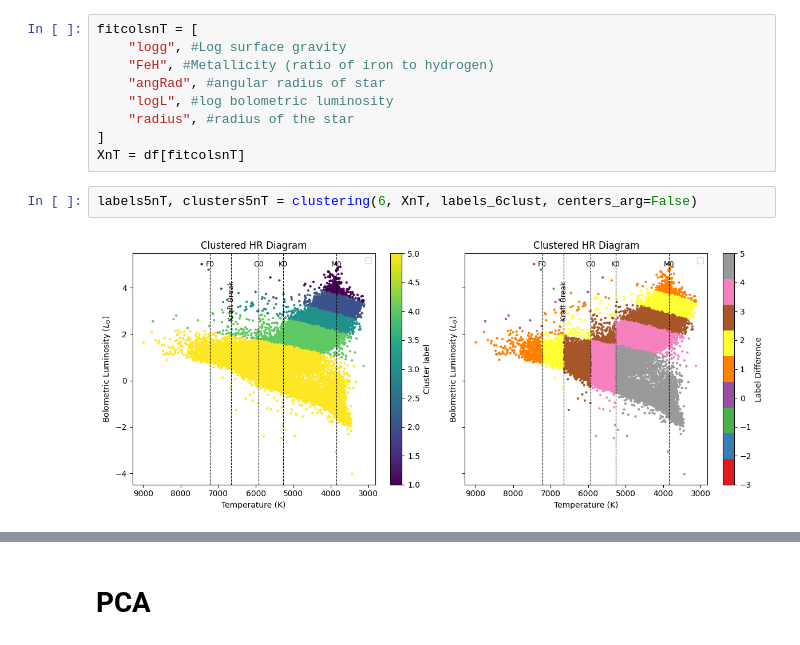
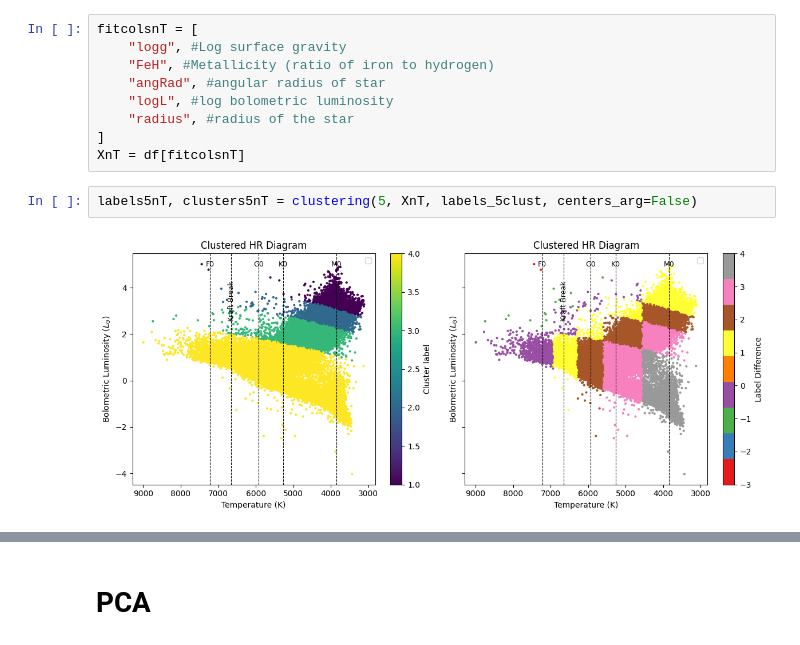
Before and after one commit to PK0207/geology_final_project, a Jupyter notebook: Yu_data.ipynb, the cells around one changed output, grey strips where cells are left out. Cells and saved outputs as stored; diff of their text form.

```diff
--- a/Yu_data.ipynb
+++ b/Yu_data.ipynb
@@ -327,6 +329,6 @@ fitcolsnT = [
 ]
 XnT = df[fitcolsnT]
 # %%
-labels5nT, clusters5nT = clustering(6, XnT, labels_6clust, centers_arg=False)
+labels5nT, clusters5nT = clustering(5, XnT, labels_5clust, centers_arg=False)
 # %% [output]
-[figure, old version]
+[figure, new version]
```
Also changed, not shown: parts of 9 cells of this notebook.
